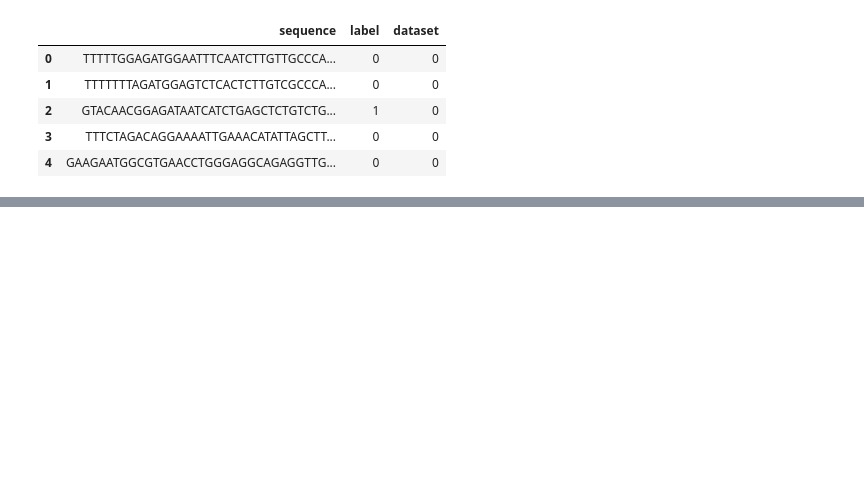
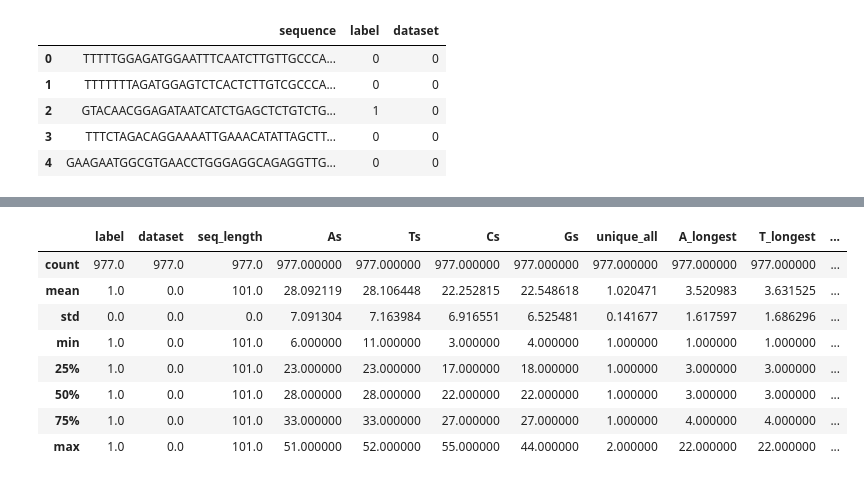
Before and after one commit to azouaoui-cv/KMML_challenge, a Jupyter notebook: Data_Exploration.ipynb, the cells around one changed output, grey strips where cells are left out. Drawn from its saved outputs; the diff is of its cells as text; code cells hidden in the pictures; blank space fills up the shorter version.

```diff
--- a/Data_Exploration.ipynb
+++ b/Data_Exploration.ipynb
@@ -297,0 +320,12 @@ test_stats_df[test_stats_df.dataset == 2].describe()
+# %%
+train_stats_df[(train_stats_df.dataset == 0) & (train_stats_df.label == 1)].describe()
+# %% [output]
+|  | label | dataset | seq_length | As | Ts | Cs | Gs | unique_all | A_longest | T_longest | ... |
+| count | 977.0 | 977.0 | 977.0 | 977.000000 | 977.000000 | 977.000000 | 977.000000 | 977.000000 | 977.000000 | 977.000000 | ... |
+| mean | 1.0 | 0.0 | 101.0 | 28.092119 | 28.106448 | 22.252815 | 22.548618 | 1.020471 | 3.520983 | 3.631525 | ... |
+| std | 0.0 | 0.0 | 0.0 | 7.091304 | 7.163984 | 6.916551 | 6.525481 | 0.141677 | 1.617597 | 1.686296 | ... |
+| min | 1.0 | 0.0 | 101.0 | 6.000000 | 11.000000 | 3.000000 | 4.000000 | 1.000000 | 1.000000 | 1.000000 | ... |
+| 25% | 1.0 | 0.0 | 101.0 | 23.000000 | 23.000000 | 17.000000 | 18.000000 | 1.000000 | 3.000000 | 3.000000 | ... |
+| 50% | 1.0 | 0.0 | 101.0 | 28.000000 | 28.000000 | 22.000000 | 22.000000 | 1.000000 | 3.000000 | 3.000000 | ... |
+| 75% | 1.0 | 0.0 | 101.0 | 33.000000 | 33.000000 | 27.000000 | 27.000000 | 1.000000 | 4.000000 | 4.000000 | ... |
+| max | 1.0 | 0.0 | 101.0 | 51.000000 | 52.000000 | 55.000000 | 44.000000 | 2.000000 | 22.000000 | 22.000000 | ... |
```
Also changed, not shown: parts of 18 cells of this notebook.
